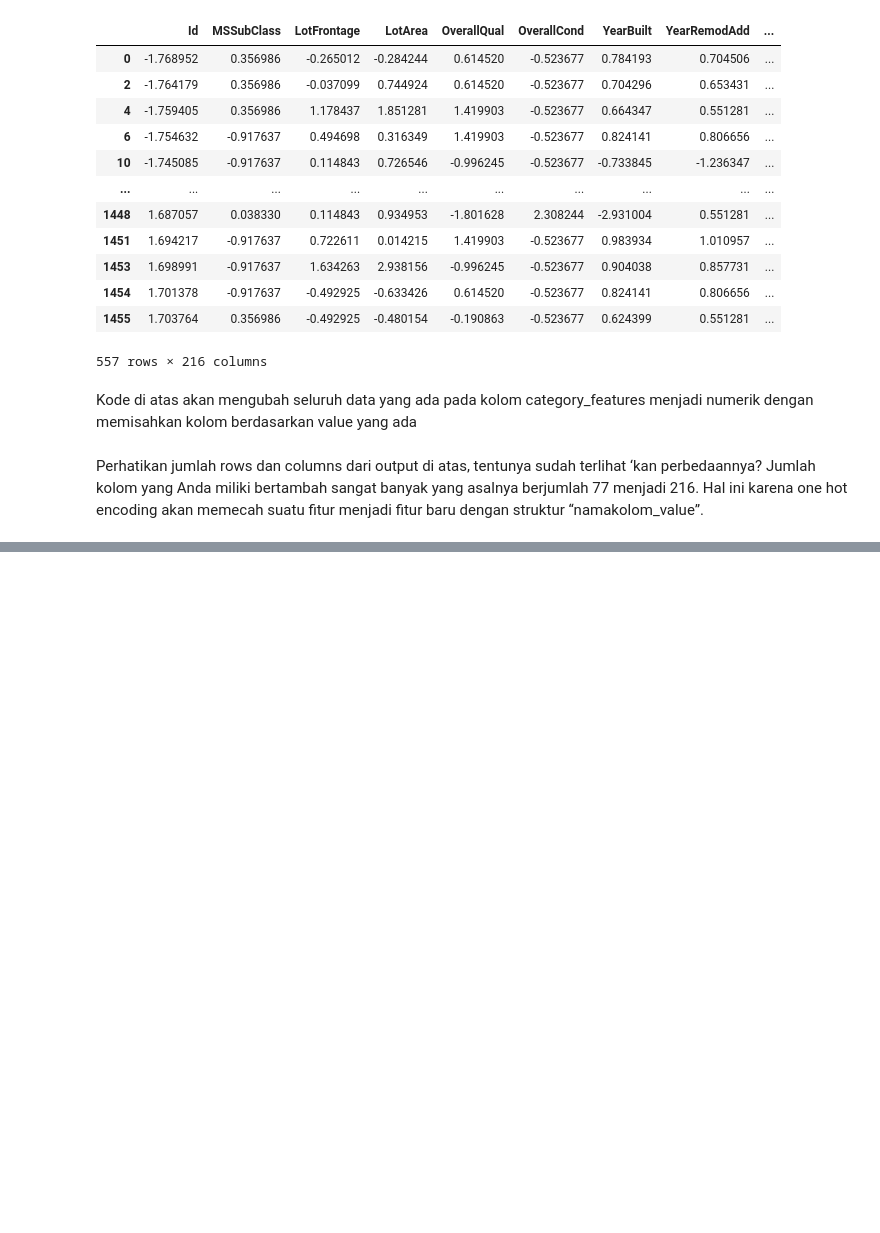
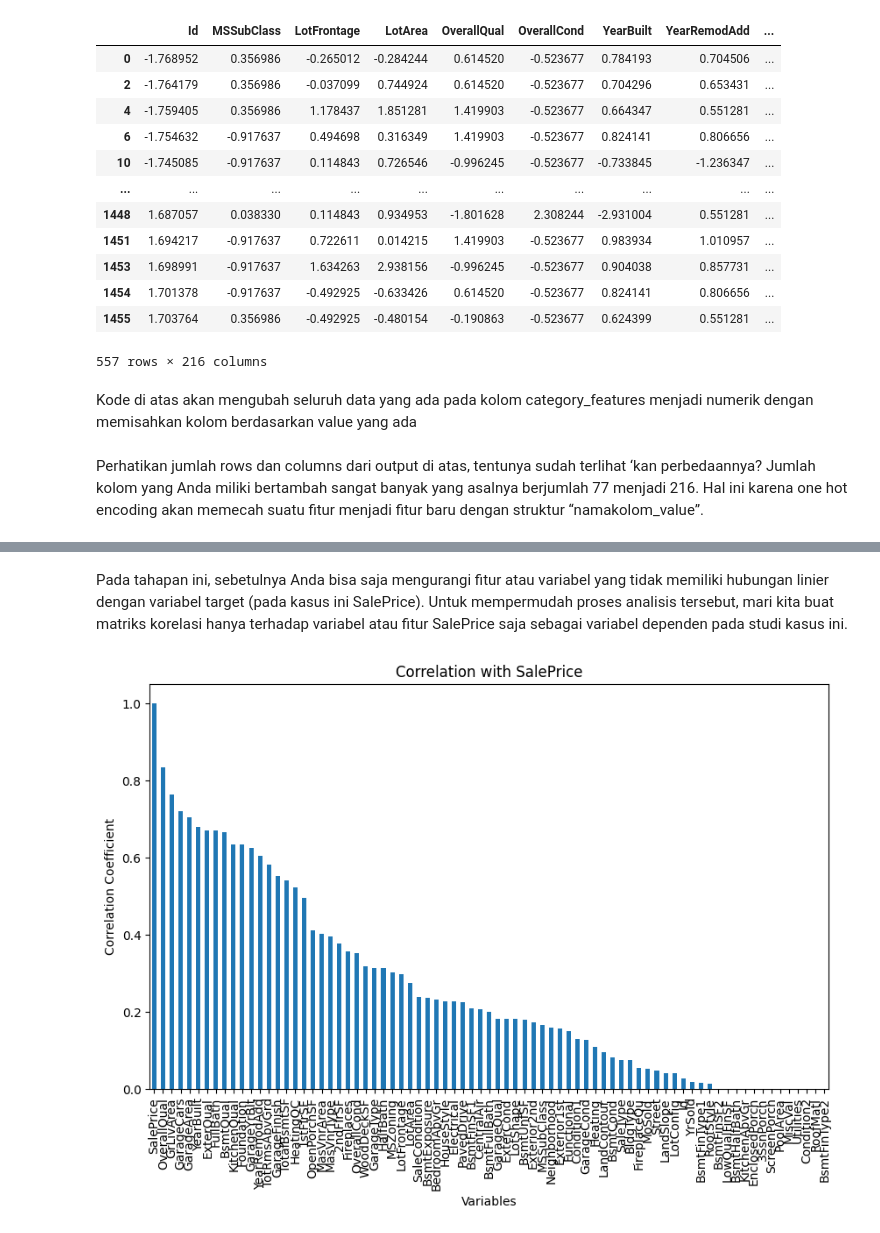
Before and after one commit to batrianugrah/prediksi_nilai, a Jupyter notebook: cr_model.ipynb, the cells around one changed output, grey strips where cells are left out. Drawn from its saved outputs; the diff is of its cells as text; code cells hidden in the pictures; blank space fills up the shorter version.

```diff
--- a/cr_model.ipynb
+++ b/cr_model.ipynb
@@ -435,0 +572,17 @@ Perhatikan jumlah rows dan columns dari output di atas, tentunya sudah terlihat
+# %% [markdown]
+Pada tahapan ini, sebetulnya Anda bisa saja mengurangi fitur atau variabel yang tidak memiliki hubungan linier dengan variabel target (pada kasus ini SalePrice). Untuk mempermudah proses analisis tersebut, mari kita buat matriks korelasi hanya terhadap variabel atau fitur SalePrice saja sebagai variabel dependen pada studi kasus ini.
+# %%
+# Menghitung korelasi antara variabel target dan semua variabel lainnya
+target_corr = df_lencoder.corr()['SalePrice']
+
+# (Opsional) Mengurutkan hasil korelasi berdasarkan korelasi
+target_corr_sorted = target_corr.abs().sort_values(ascending=False)
+
+plt.figure(figsize=(10, 6))
+target_corr_sorted.plot(kind='bar')
+plt.title(f'Correlation with SalePrice')
+plt.xlabel('Variables')
+plt.ylabel('Correlation Coefficient')
+plt.show()
+# %% [output]
+[figure, added]
```
Also changed, not shown: parts of 22 cells of this notebook.
